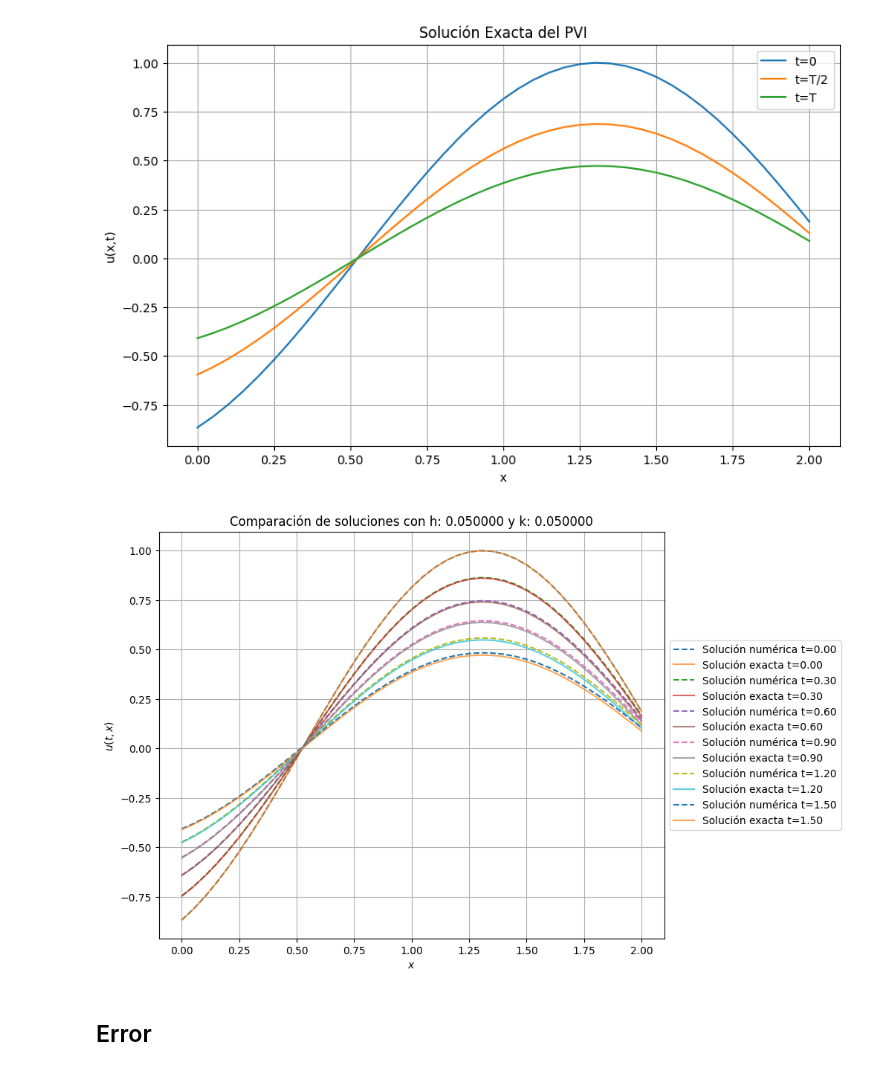
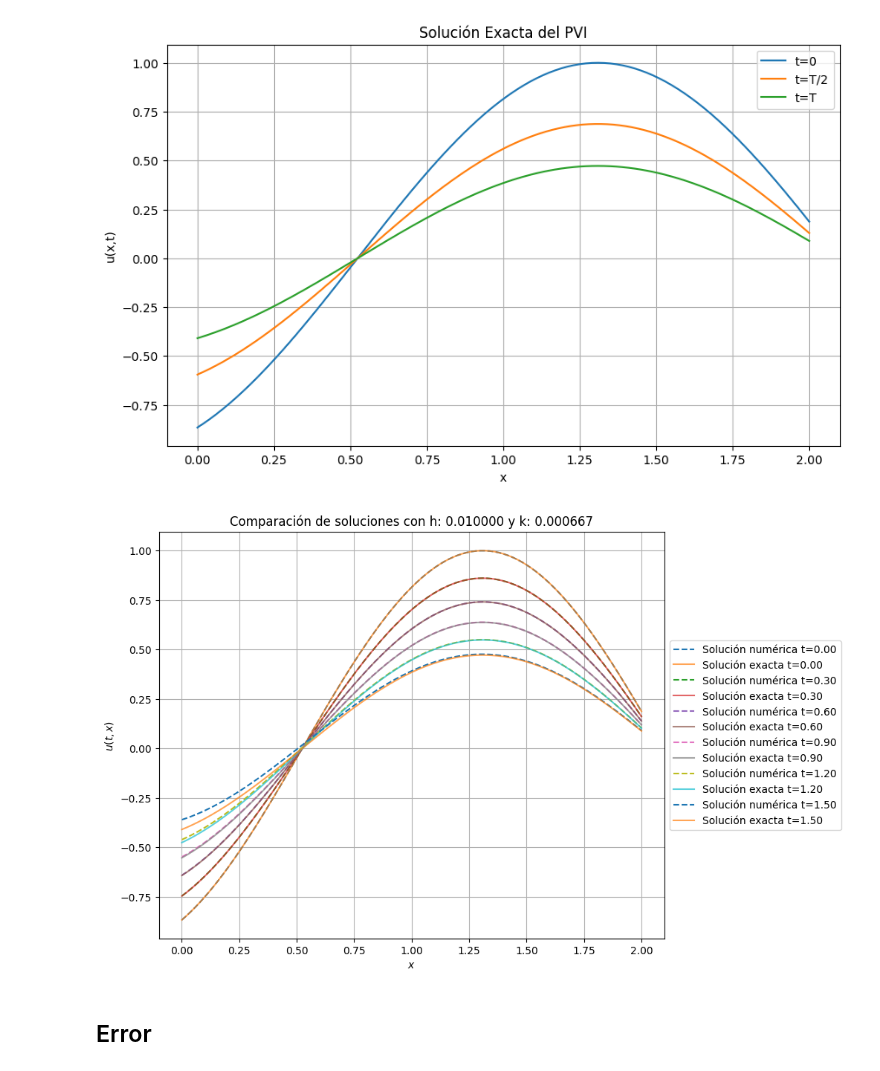
Before and after one commit to SamHuRo/solucion-numerica-de-EDP, a Jupyter notebook: Tareas/Tarea_03/tarea_02-Samuel_Huertas.ipynb, the cells around one changed output. Cells and saved outputs as stored; diff of their text form; code cells hidden in the pictures.

```diff
--- a/Tareas/Tarea_03/tarea_02-Samuel_Huertas.ipynb
+++ b/Tareas/Tarea_03/tarea_02-Samuel_Huertas.ipynb
@@ -1413,14 +1427,14 @@ class Esquema(ABC):
 # Constantes del PVI
 l = 2  # noqa: E741
 T = 1.5
-alpha = -2
+alpha = 2
 beta = -3
 
-b = 1.5
+b = 1
 
 # Definición de las variables de discretización
-h = 1 / 20
-k = 1 / 20
+h = 1 / 100
+k = 1 / 1500
 # %%
 # Definición de la funciones a utilizar
 def solucion_exacta(t, x):
@@ -1600,34 +1620,34 @@ x = np.arange(0, l + h, h)
 # %%
 tiempo = np.linspace(0, T, 6)
 
 plt.figure(figsize=(10, 6))
 
 for i in tiempo:
     indice = int(np.round(i / k))
 
     plt.plot(
         x,
         esquema[indice, :],
         label=f"Solución numérica t={i:.2f}",
         linestyle="--",
-        #color="black"
+        # color="black"
     )
     plt.plot(
         x,
         solucion_exacta(i, x),
         label=f"Solución exacta t={i:.2f}",
-        #color="red",
-        alpha= 0.7
+        # color="red",
+        alpha=0.7,
     )
-plt.legend(loc='center left', bbox_to_anchor=(1, 0.5))
+plt.legend(loc="center left", bbox_to_anchor=(1, 0.5))
 plt.tight_layout()
 plt.xlabel("$x$")
 plt.ylabel("$u(t,x)$")
 plt.title(f"Comparación de soluciones con h: {h:.6f} y k: {k:.6f}")
 plt.grid()
 plt.show()
 # %% [output]
-[figure, old version]
+[figure, new version]
 # %% [markdown]
 ## Error
 # %%
```
Also changed, not shown: parts of 11 cells of this notebook.
